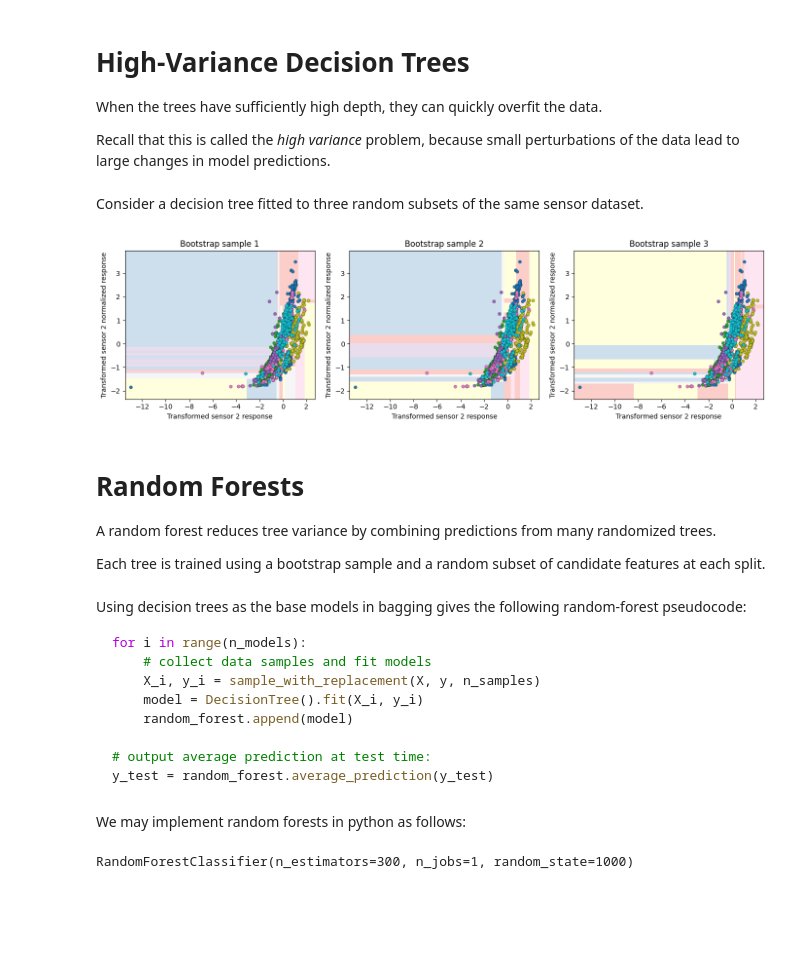
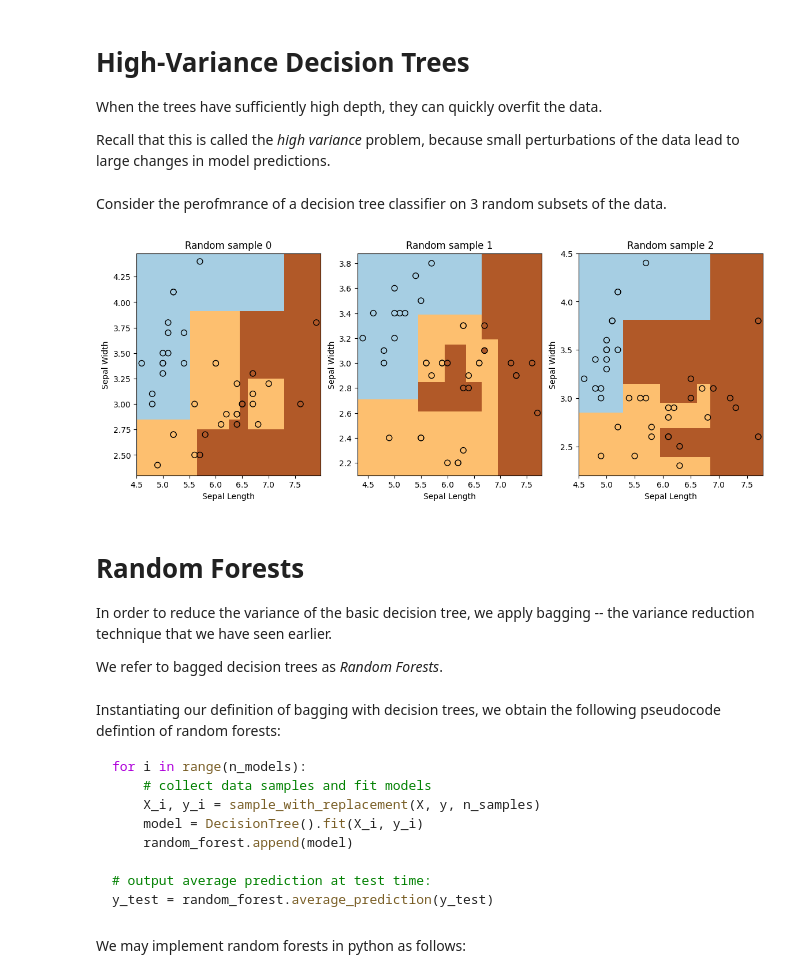
Before and after one commit to aaarrmiinnn/GW-ECE6210, a Jupyter notebook: slides/lecture12-decision-trees.ipynb, the cells around one changed output. Cells and saved outputs as stored; diff of their text form; code cells hidden in the pictures; blank space fills up the shorter version.

````diff
--- a/slides/lecture12-decision-trees.ipynb
+++ b/slides/lecture12-decision-trees.ipynb
@@ -632,0 +591,4 @@ The functions below display the decision regions of a fitted classifier.
+# %%
+# print part of the dataset
+iris_X, iris_y = iris.data, iris.target
+pd.concat([iris_X, iris_y], axis=1).head()
@@ -662,11 +655,11 @@ def make_2d_plot(ax, predictions, X, y):
 # %% [markdown]
 We may now train and visualize a decision tree on this dataset.
 # %%
+# Train a Decision Tree Model
 ax = plt.gca()
-X = sensor_X
-clf = DecisionTreeClassifier(random_state=4)
-clf.fit(X, sensor_y)
+X = iris_X.iloc[:,:2]
+clf = DecisionTreeClassifier()
+clf.fit(X, iris_y)
 Z = make_2d_preds(clf, X)
-make_2d_plot(ax, Z, X, sensor_y)
-plt.show()
+make_2d_plot(ax, Z, X, iris_y)
 # %% [output]
@@ -685,36 +677,30 @@ When the trees have sufficiently high depth, they can quickly overfit the data.
 
 Recall that this is called the *high variance* problem, because small perturbations of the data lead to large changes in model predictions.
 # %% [markdown]
-Consider a decision tree fitted to three random subsets of the same sensor dataset.
+Consider the perofmrance of a decision tree classifier on 3 random subsets of the data.
 # %%
-n_plots, n_measurements, n_samples = 3, sensor_X.shape[0], 300
-plt.figure(figsize=(14, 4))
-rng = np.random.default_rng(1000)
-
+n_plots, n_flowers, n_samples = 3, iris_X.shape[0], 40
+plt.figure(figsize=(14, 5))
 for i in range(n_plots):
     ax = plt.subplot(1, n_plots, i + 1)
-    random_idx = rng.choice(n_measurements, size=n_samples, replace=True)
-    X_random = sensor_X.iloc[random_idx]
-    y_random = sensor_y.iloc[random_idx]
+    random_idx = np.random.randint(0, n_flowers, size=(n_samples,))
+    X_random, y_random = iris_X.iloc[random_idx, :2], iris_y[random_idx]
 
-    tree = DecisionTreeClassifier(random_state=i)
-    tree.fit(X_random, y_random)
-    Z = make_2d_preds(tree, sensor_X)
-    make_2d_plot(ax, Z, sensor_X, sensor_y)
-    ax.set_title("Bootstrap sample %d" % (i + 1))
-
-plt.tight_layout()
-plt.show()
+    clf = DecisionTreeClassifier()
+    clf.fit(X_random, y_random)
+    Z = make_2d_preds(clf, X_random)
+    make_2d_plot(ax, Z, X_random, y_random)
+    ax.set_title('Random sample %d' % i)
 # %% [output]
-[figure, old version]
+[figure, new version]
-# %% [markdown]
-# Random Forests
-
-A random forest reduces tree variance by combining predictions from many randomized trees.
-
-Each tree is trained using a bootstrap sample and a random subset of candidate features at each split.
+# %% [markdown]
+# Random Forests
+
+In order to reduce the variance of the basic decision tree, we apply bagging -- the variance reduction technique that we have seen earlier.
+
+We refer to bagged decision trees as *Random Forests*.
 # %% [markdown]
-Using decision trees as the base models in bagging gives the following random-forest pseudocode:
+Instantiating our definition of bagging with decision trees, we obtain the following pseudocode defintion of random forests:
 
 ```python
 for i in range(n_models):
@@ -728,15 +714,3 @@ y_test = random_forest.average_prediction(y_test)
 ```
 # %% [markdown]
 We may implement random forests in python as follows:
-# %%
-from sklearn.ensemble import RandomForestClassifier
-
-random_forest = RandomForestClassifier(
-    n_estimators=300,
-    max_features="sqrt",
-    random_state=1000,
-    n_jobs=1,
-)
-random_forest.fit(sensor_X, sensor_y)
-# %% [output]
-RandomForestClassifier(n_estimators=300, n_jobs=1, random_state=1000)
````
Also changed, not shown: parts of 50 cells of this notebook, 11 other files.
